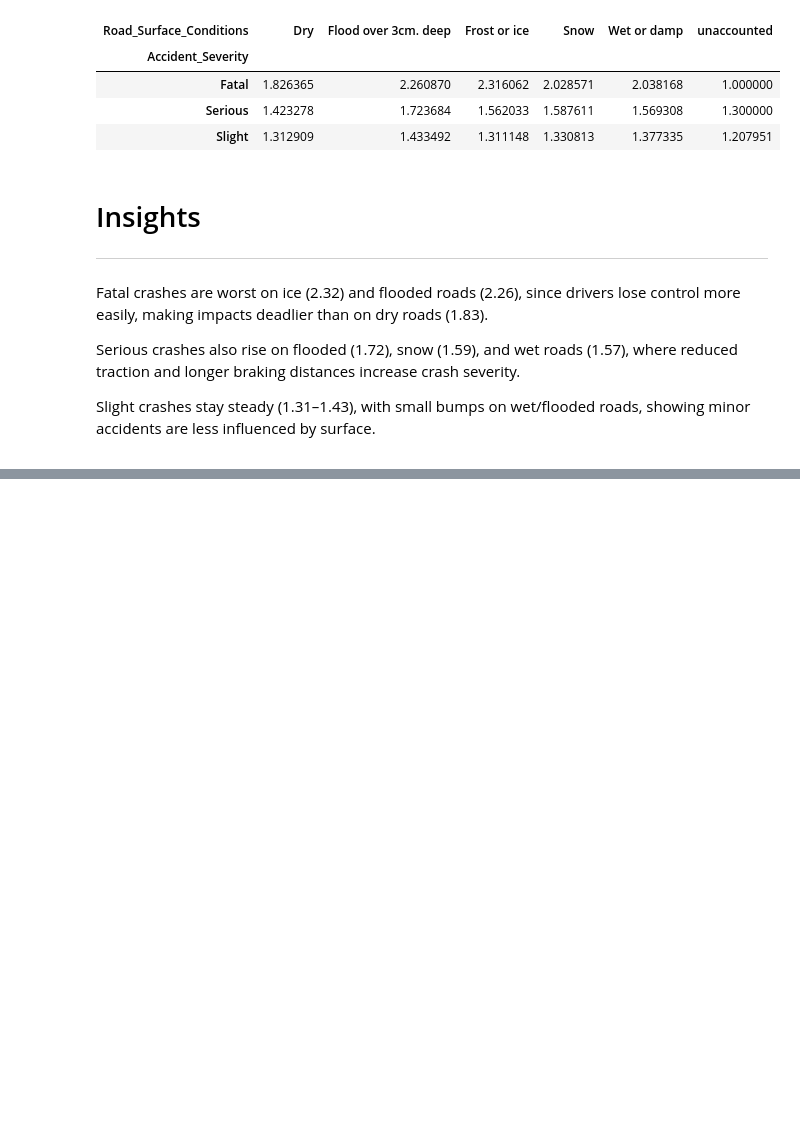
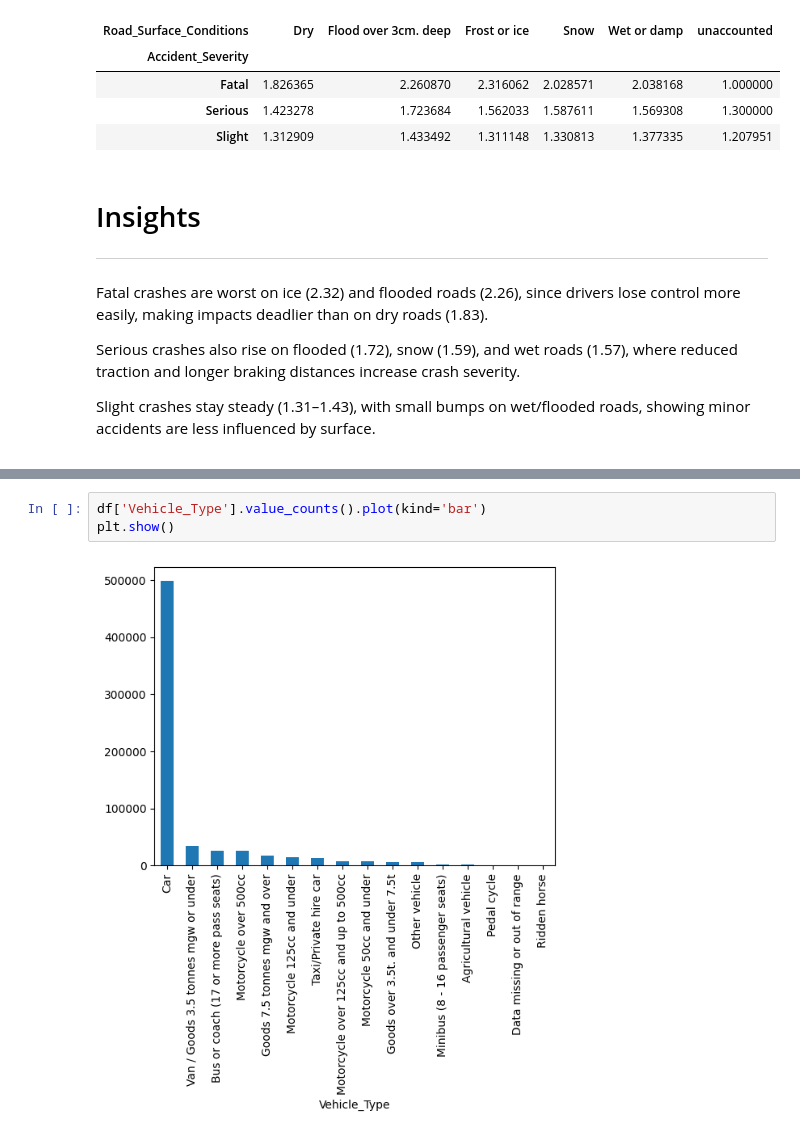
Before and after one commit to jerwinq19/ITELEC303, a Jupyter notebook: Activity 2.ipynb, the cells around one changed output, grey strips where cells are left out. Cells and saved outputs as stored; diff of their text form; blank space fills up the shorter version.

```diff
--- a/Activity 2.ipynb
+++ b/Activity 2.ipynb
@@ -704,0 +723,5 @@ Slight crashes stay steady (1.31–1.43), with small bumps on wet/flooded roads,
+# %%
+df['Vehicle_Type'].value_counts().plot(kind='bar')
+plt.show()
+# %% [output]
+[figure, added]
```
Also changed, not shown: parts of 12 cells of this notebook, 1 other file.
